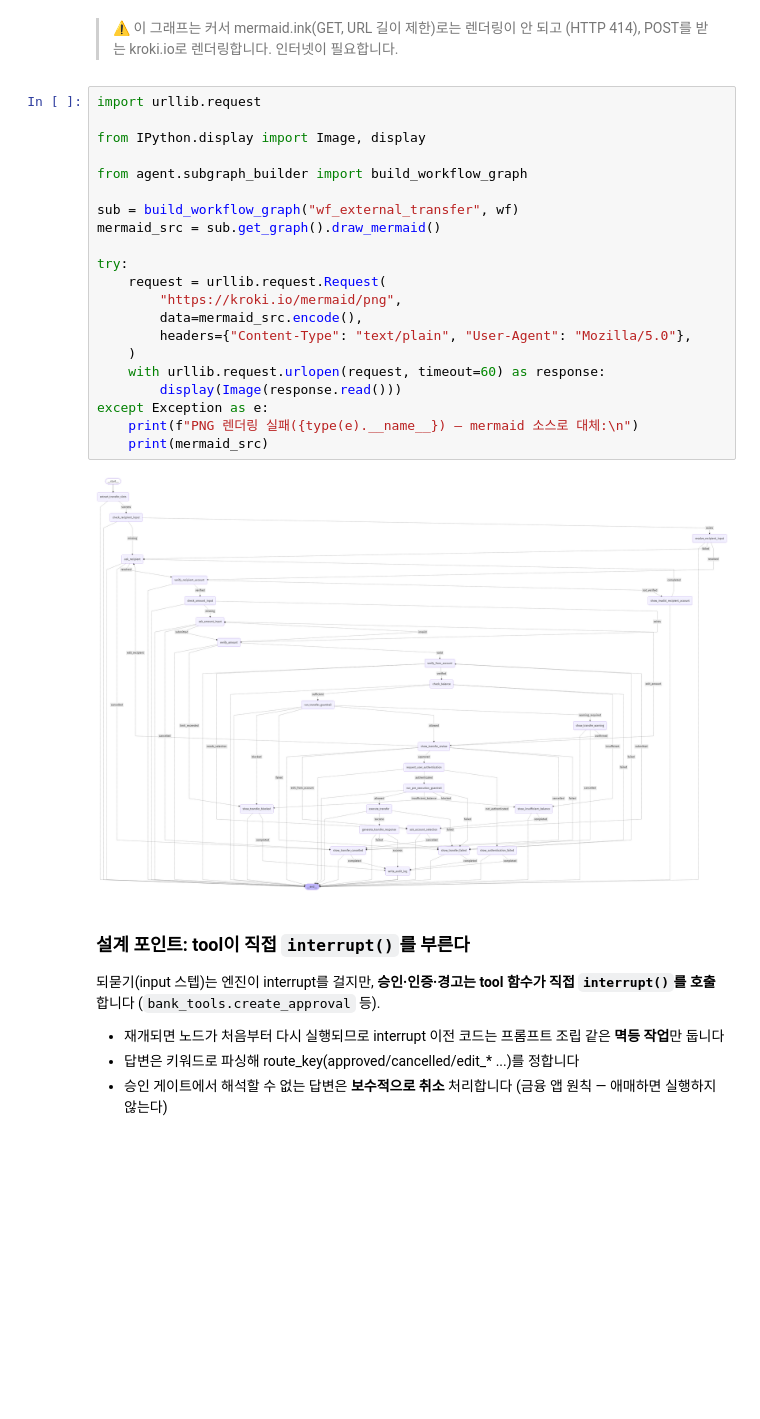
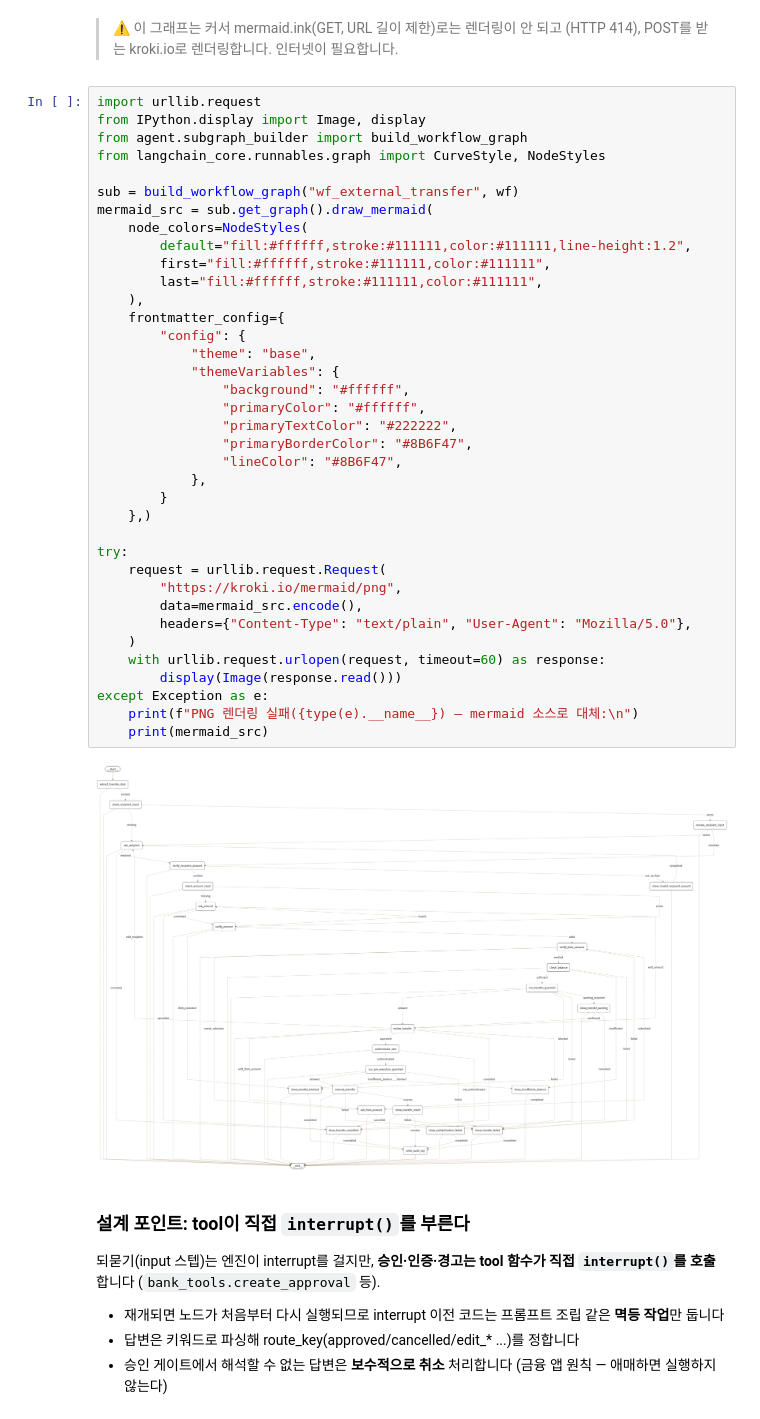
Before and after one commit to siliincer/kdt-ai-2-hands-on-experience, a Jupyter notebook: agent/notebooks/03_external_transfer.ipynb, the cells around one changed output. Cells and saved outputs as stored; diff of their text form; blank space fills up the shorter version.

```diff
--- a/agent/notebooks/03_external_transfer.ipynb
+++ b/agent/notebooks/03_external_transfer.ipynb
@@ -106,27 +106,43 @@ steps 25개 / routes 53개
 > (HTTP 414), POST를 받는 kroki.io로 렌더링합니다. 인터넷이 필요합니다.
 # %%
 import urllib.request
-
 from IPython.display import Image, display
-
 from agent.subgraph_builder import build_workflow_graph
+from langchain_core.runnables.graph import CurveStyle, NodeStyles
 
 sub = build_workflow_graph("wf_external_transfer", wf)
-mermaid_src = sub.get_graph().draw_mermaid()
+mermaid_src = sub.get_graph().draw_mermaid(
+    node_colors=NodeStyles(
+        default="fill:#ffffff,stroke:#111111,color:#111111,line-height:1.2",
+        first="fill:#ffffff,stroke:#111111,color:#111111",
+        last="fill:#ffffff,stroke:#111111,color:#111111",
+    ),
+    frontmatter_config={
+        "config": {
+            "theme": "base",
+            "themeVariables": {
+                "background": "#ffffff",
+                "primaryColor": "#ffffff",
+                "primaryTextColor": "#222222",
+                "primaryBorderColor": "#8B6F47",
+                "lineColor": "#8B6F47",
+            },
+        }
+    },)
 
 try:
     request = urllib.request.Request(
         "https://kroki.io/mermaid/png",
         data=mermaid_src.encode(),
         headers={"Content-Type": "text/plain", "User-Agent": "Mozilla/5.0"},
     )
     with urllib.request.urlopen(request, timeout=60) as response:
         display(Image(response.read()))
 except Exception as e:
     print(f"PNG 렌더링 실패({type(e).__name__}) — mermaid 소스로 대체:\n")
     print(mermaid_src)
 # %% [output]
-[figure, old version]
+[figure, new version]
 # %% [markdown]
 ### 설계 포인트: tool이 직접 `interrupt()`를 부른다
 
```
Also changed, not shown: parts of 10 cells of this notebook, 11 other files.
